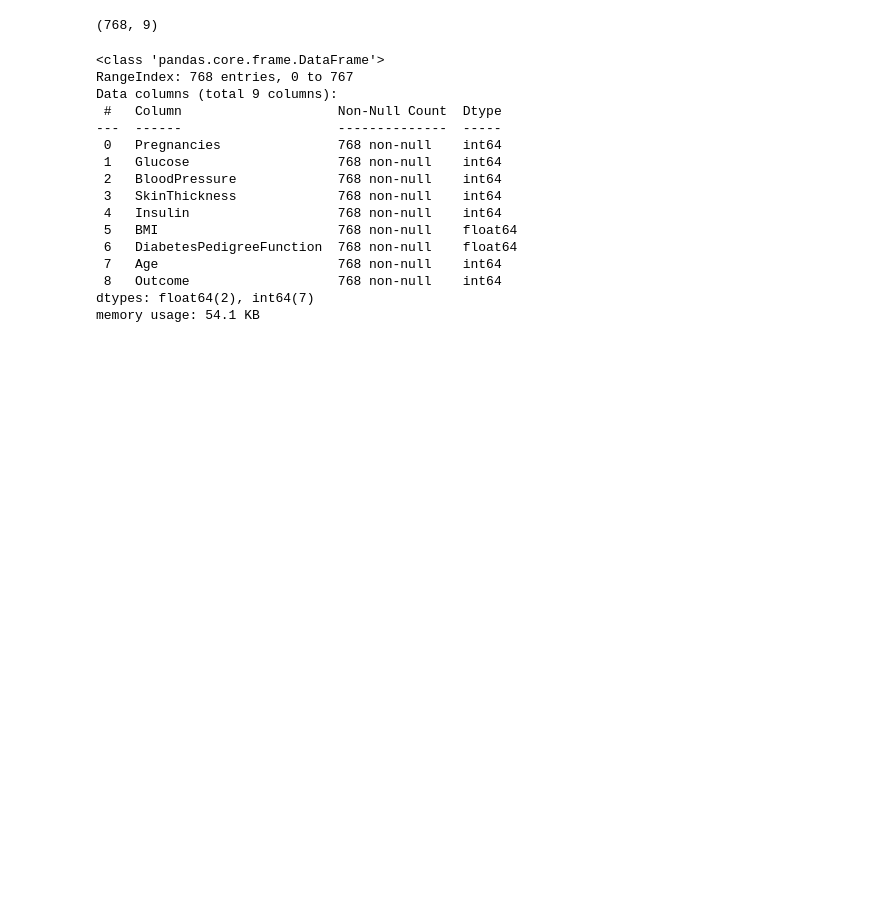
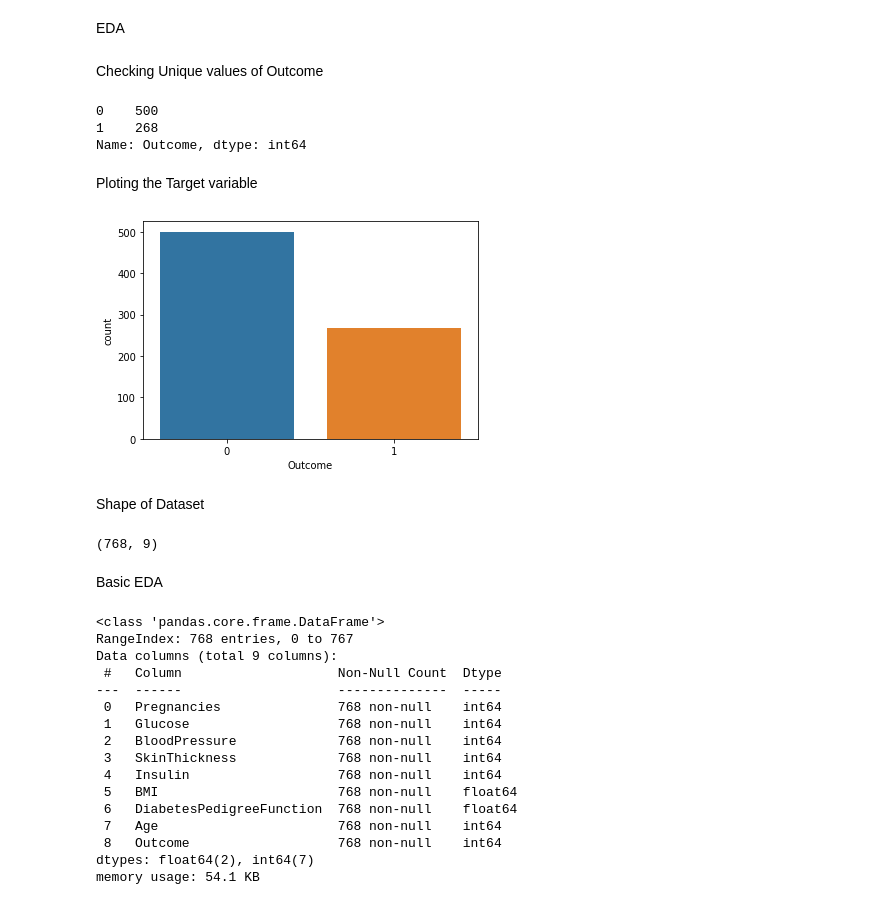
Before and after one commit to sreenal/Pima-Indians-Diabetes_Project, a Jupyter notebook: Pima_Indians_Diabetes.ipynb, the cells around one changed output. Cells and saved outputs as stored; diff of their text form; code cells hidden in the pictures; blank space fills up the shorter version.

```diff
--- a/Pima_Indians_Diabetes.ipynb
+++ b/Pima_Indians_Diabetes.ipynb
@@ -12,7 +24,28 @@ df=pd.read_csv("/content/drive/MyDrive/Luminar_Projects/Project_1/Diabetic_Predi
+# %% [markdown]
+EDA
+# %% [markdown]
+Checking Unique values of Outcome
+# %%
+df['Outcome'].value_counts()
+# %% [output]
+0    500
+1    268
+Name: Outcome, dtype: int64
+# %% [markdown]
+Ploting the Target variable
+# %%
+sns.countplot(x='Outcome',data=df)
+plt.show()
+# %% [output]
+[figure, added]
+# %% [markdown]
+Shape of Dataset
 # %%
 df.shape
 # %% [output]
 (768, 9)
+# %% [markdown]
+Basic EDA
 # %%
 df.info()
 # %% [output]
```
Also changed, not shown: parts of 30 cells of this notebook.
